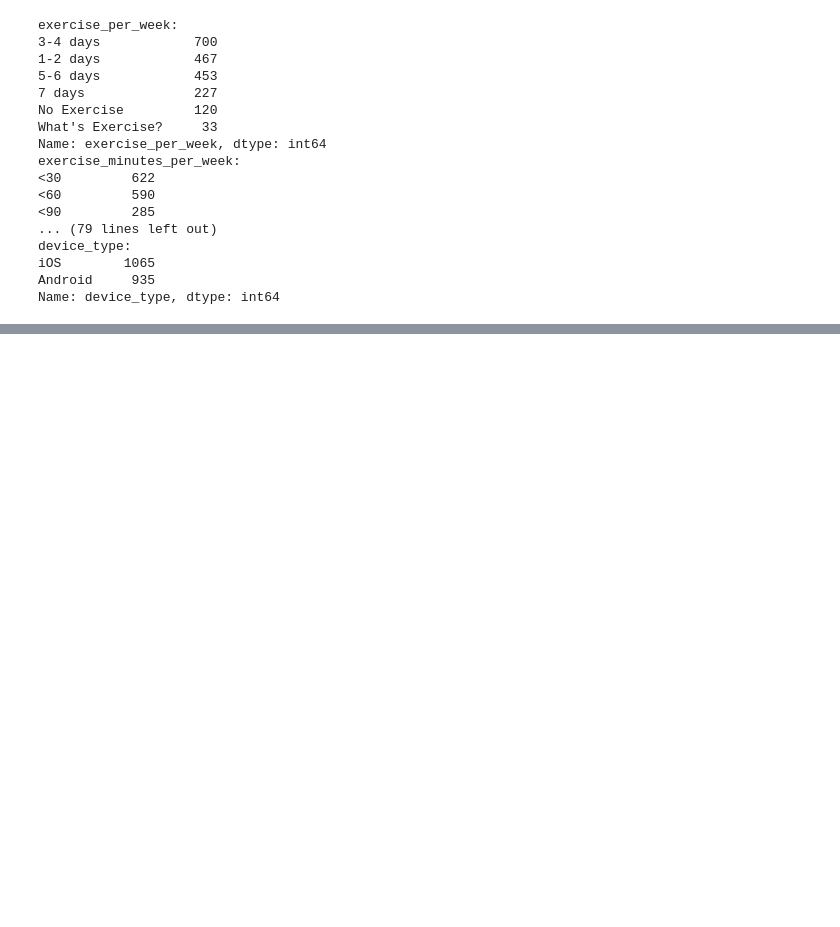
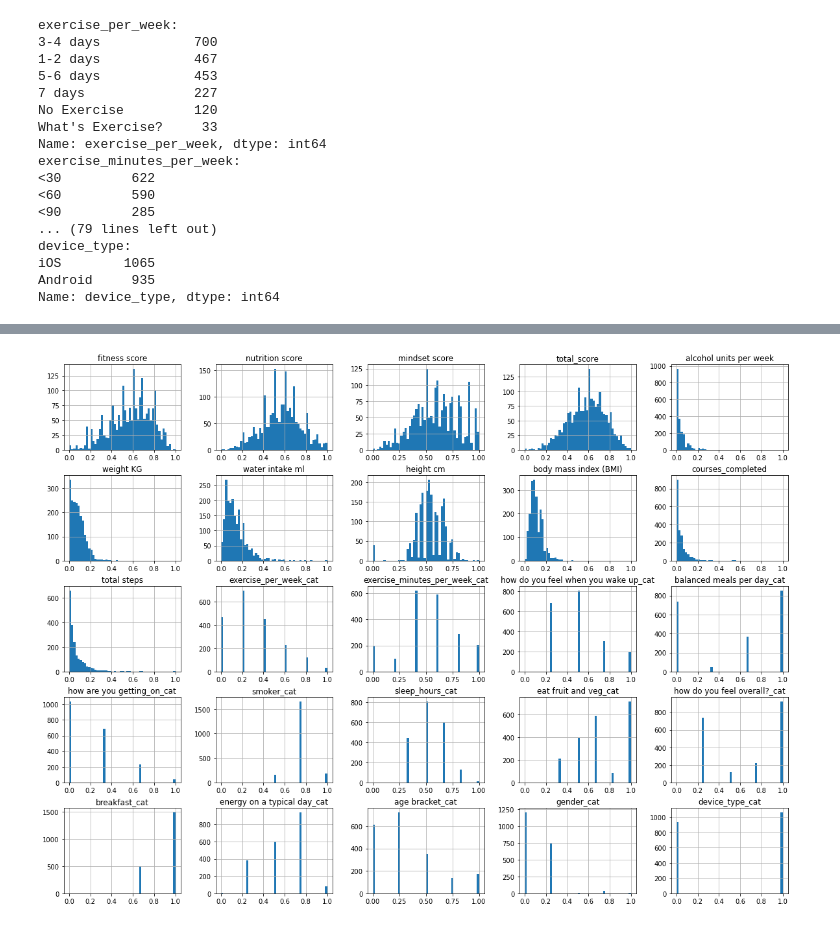
Before and after one commit to thakareakshay1709/my-data-science-projects, a Jupyter notebook: PepTalk/peptalk_analysis.ipynb, the cells around one changed output, grey strips where cells are left out. Cells and saved outputs as stored; diff of their text form; code cells hidden in the pictures; blank space fills up the shorter version.

Commit message:
adding peptalk scaled feature analysis

```diff
--- a/PepTalk/peptalk_analysis.ipynb
+++ b/PepTalk/peptalk_analysis.ipynb
@@ -205,0 +242,14 @@ ax.set_xticklabels(
+# %%
+scaler = MinMaxScaler()
+df_cat_enc.drop(labels=['company_id'], axis=1, inplace=True)
+_cols = df_cat_enc.columns.tolist()
+# print(len(_cols))
+# _cols.remove('company_id')
+# # print(len(_cols))
+df_scaled = scaler.fit_transform(df_cat_enc.to_numpy())
+df_scaled = pd.DataFrame(df_scaled, columns=_cols)
+# df_scaled.info()
+df_scaled.hist(bins=50, figsize=(20,15))
+plt.show()
+# %% [output]
+[figure, added]
```
Also changed, not shown: parts of 6 cells of this notebook.
